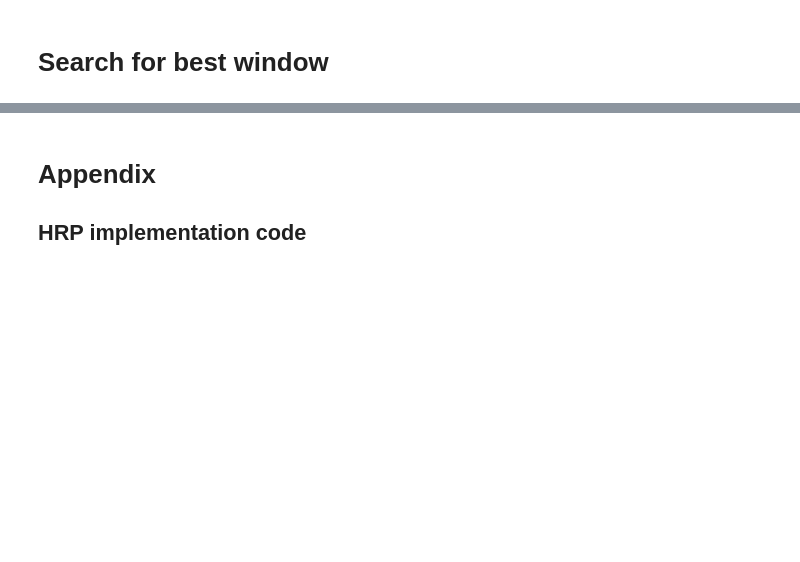
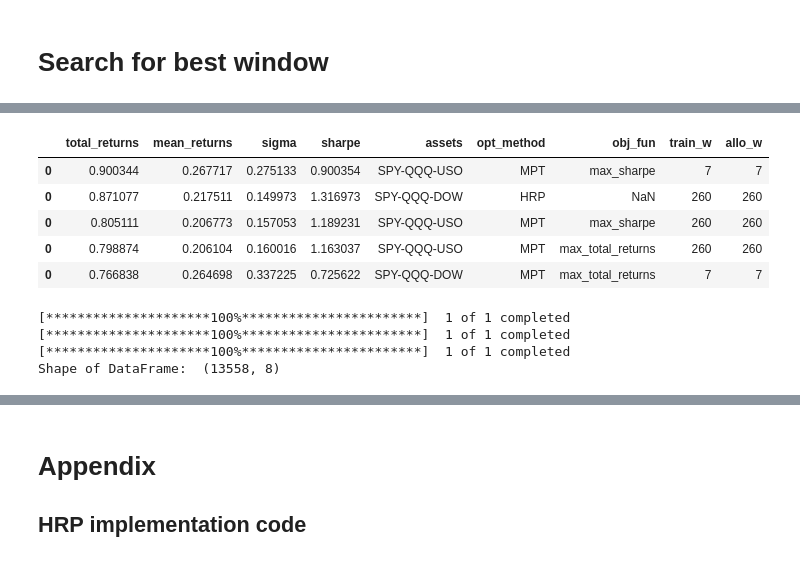
Before and after one commit to windflower715/portfolio_optimization, a Jupyter notebook: portfolio_optimization_notebook.ipynb, the cells around one changed output, grey strips where cells are left out. Drawn from its saved outputs; the diff is of its cells as text; code cells hidden in the pictures; blank space fills up the shorter version.

```diff
--- a/portfolio_optimization_notebook.ipynb
+++ b/portfolio_optimization_notebook.ipynb
@@ -369,0 +350,20 @@ portfoliosummary
+# %%
+portfoliosummary.sort_values(by = 'total_returns',ascending= False).head(5)
+# %% [output]
+|  | total_returns | mean_returns | sigma | sharpe | assets | opt_method | obj_fun | train_w | allo_w |
+| 0 | 0.900344 | 0.267717 | 0.275133 | 0.900354 | SPY-QQQ-USO | MPT | max_sharpe | 7 | 7 |
+| 0 | 0.871077 | 0.217511 | 0.149973 | 1.316973 | SPY-QQQ-DOW | HRP | NaN | 260 | 260 |
+| 0 | 0.805111 | 0.206773 | 0.157053 | 1.189231 | SPY-QQQ-USO | MPT | max_sharpe | 260 | 260 |
+| 0 | 0.798874 | 0.206104 | 0.160016 | 1.163037 | SPY-QQQ-USO | MPT | max_total_returns | 260 | 260 |
+| 0 | 0.766838 | 0.264698 | 0.337225 | 0.725622 | SPY-QQQ-DOW | MPT | max_total_returns | 7 | 7 |
+# %%
+# end to end test flows
+price, returns = ps.get_price (['SPY','QQQ','DOW'],'1990-01-01','2030-01-01')
+optimized_weights = ps.portfolio_optimizer(returns, 0.02).hrp_weights_dynamic(260,260)
+optimized_portfolio = ps.Portfolio(returns, optimized_weights, 0.02)
+optimized_portfolio.portfolio_stats()
+# %% [output]
+[*********************100%***********************]  1 of 1 completed
+[*********************100%***********************]  1 of 1 completed
+[*********************100%***********************]  1 of 1 completed
+Shape of DataFrame:  (13558, 8)
```
Also changed, not shown: parts of 4 cells of this notebook, 4 other files.
